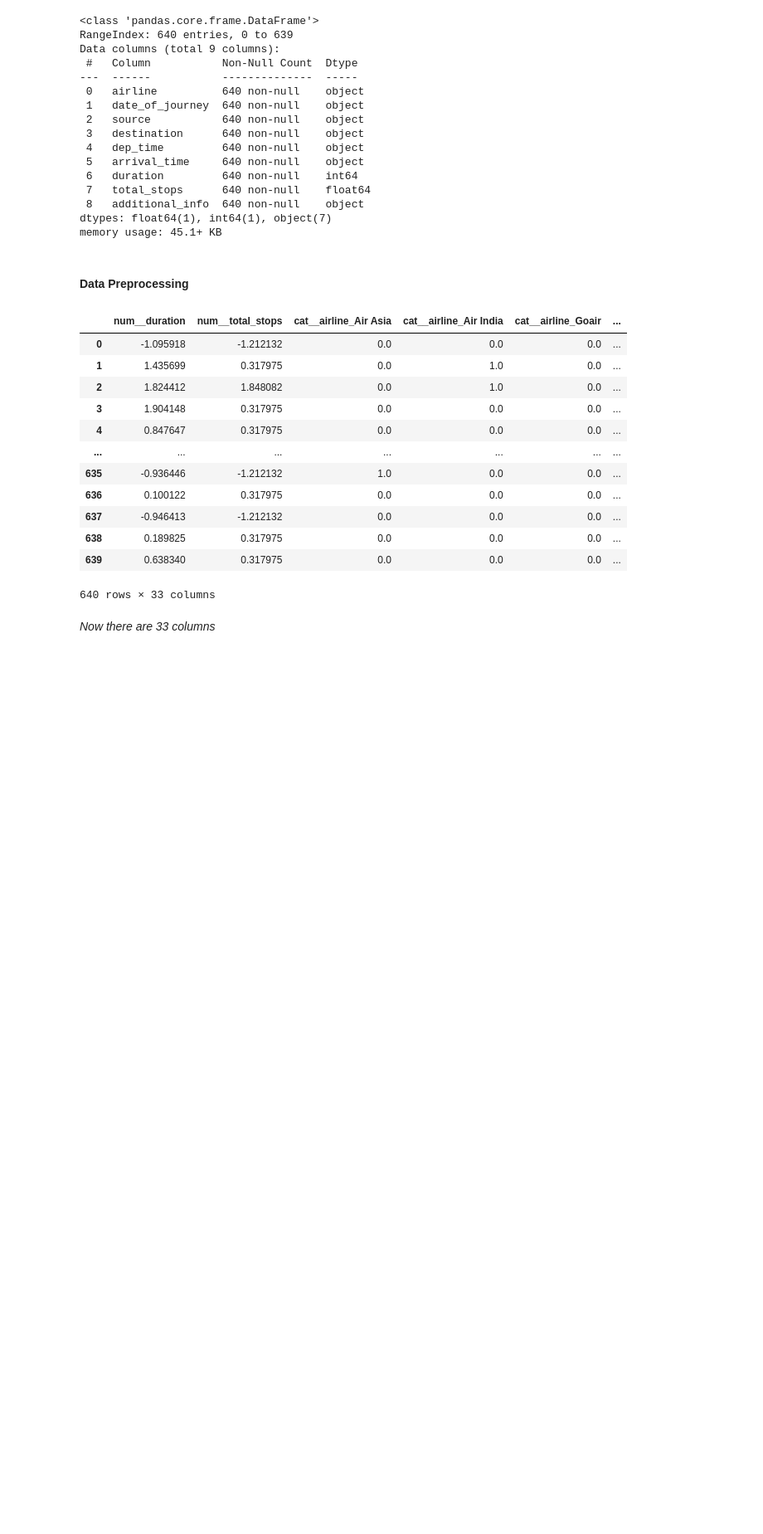
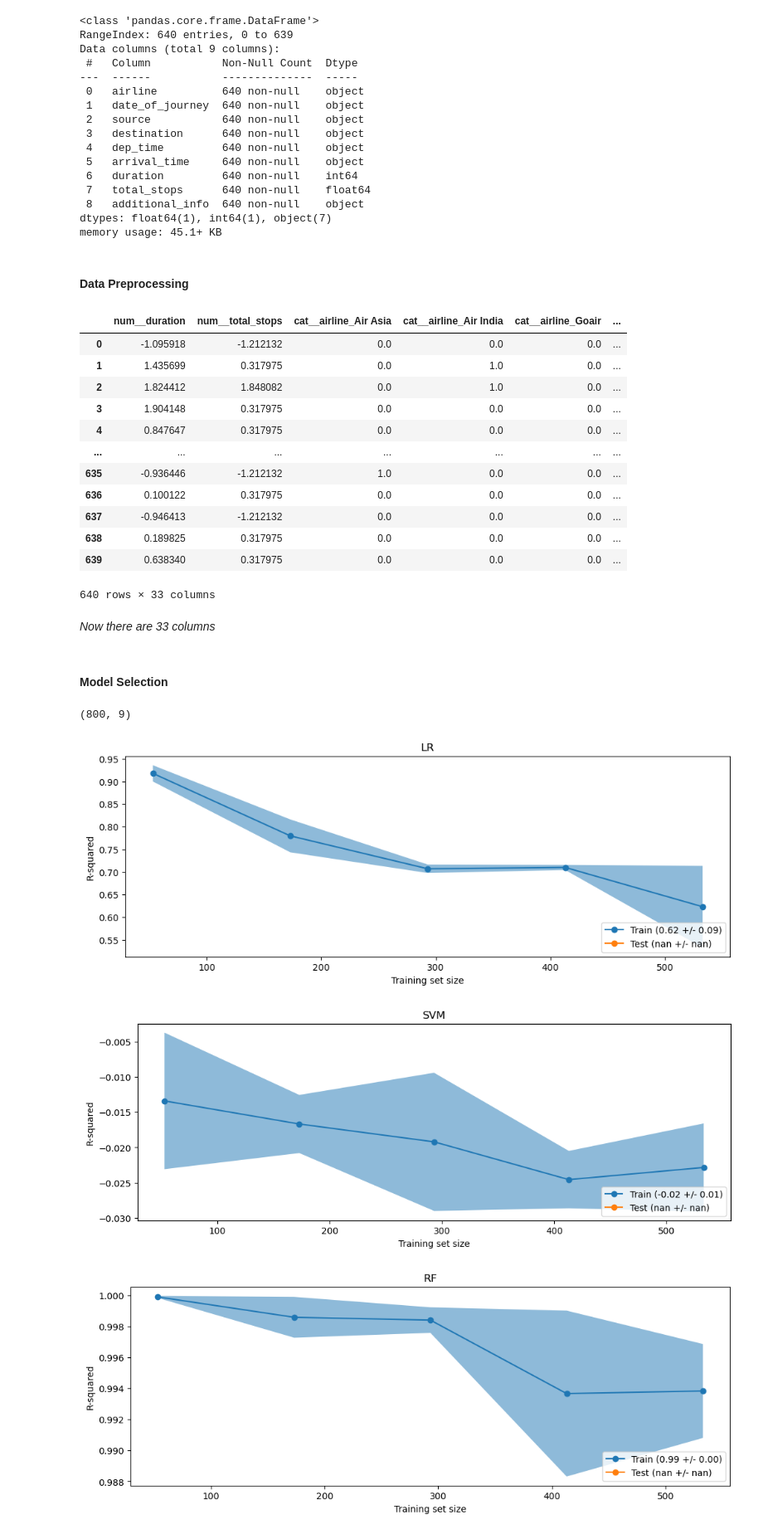
Before and after one commit to NityaVerma19/Flight-Price-Prediction, a Jupyter notebook: training.ipynb, the cells around one changed output. Shown at 83% size. Cells and saved outputs as stored; diff of their text form; code cells hidden in the pictures; blank space fills up the shorter version.

Commit message:
fit the model and plot the LC

```diff
--- a/training.ipynb
+++ b/training.ipynb
@@ -132,3 +145,36 @@ preprocessor.fit_transform(X_train)
 640 rows × 33 columns
 # %% [markdown]
 *Now there are 33 columns*
+# %% [markdown]
+#### Model Selection
+# %%
+algo = {
+    "LR"  : LinearRegression(),
+    "SVM" : SVR(),
+    "RF"  : RandomForestClassifier(n_estimators= 10),
+    "XGB" : XGBRegressor(n_estimators = 10)
+}
+# %%
+#as sklearn is performing cross valiation internally, we will combine X_train and X_test
+
+data = pd.concat([train, val], axis = 0)
+
+X_data, y_data = split_data(data)
+print(X_data.shape)
+# %% [output]
+(800, 9)
+# %%
+def plot_curves(sizes, mean_scores, std_scores,label, ax):
+    ax.plot(
+        sizes,
+        mean_scores,
+        marker = "o",
+        label = label
+    )
+
+    ax.fill_between(
+        x = sizes,
+        y1 = mean_scores - std_scores,
+        y2 = mean_scores + std_scores,
+        alpha = 0.5
+    )
@@ -134,0 +235,7 @@ preprocessor.fit_transform(X_train)
+# %%
+for name, alg in algo.items():
+    plot_lc(name, alg)
+# %% [output]
+[figure, added]
+[figure, added]
+[figure, added]
```
Also changed, not shown: parts of 4 cells of this notebook, 1 other file.
